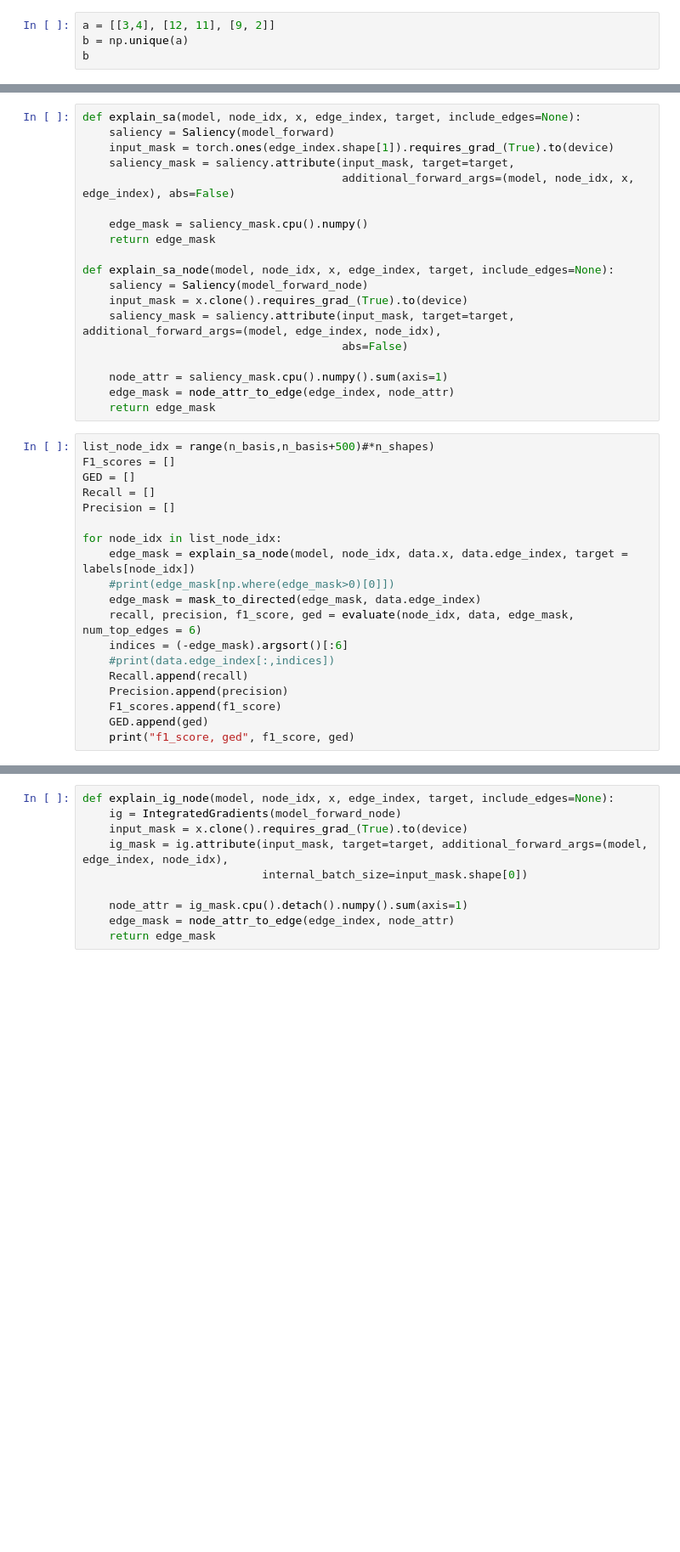
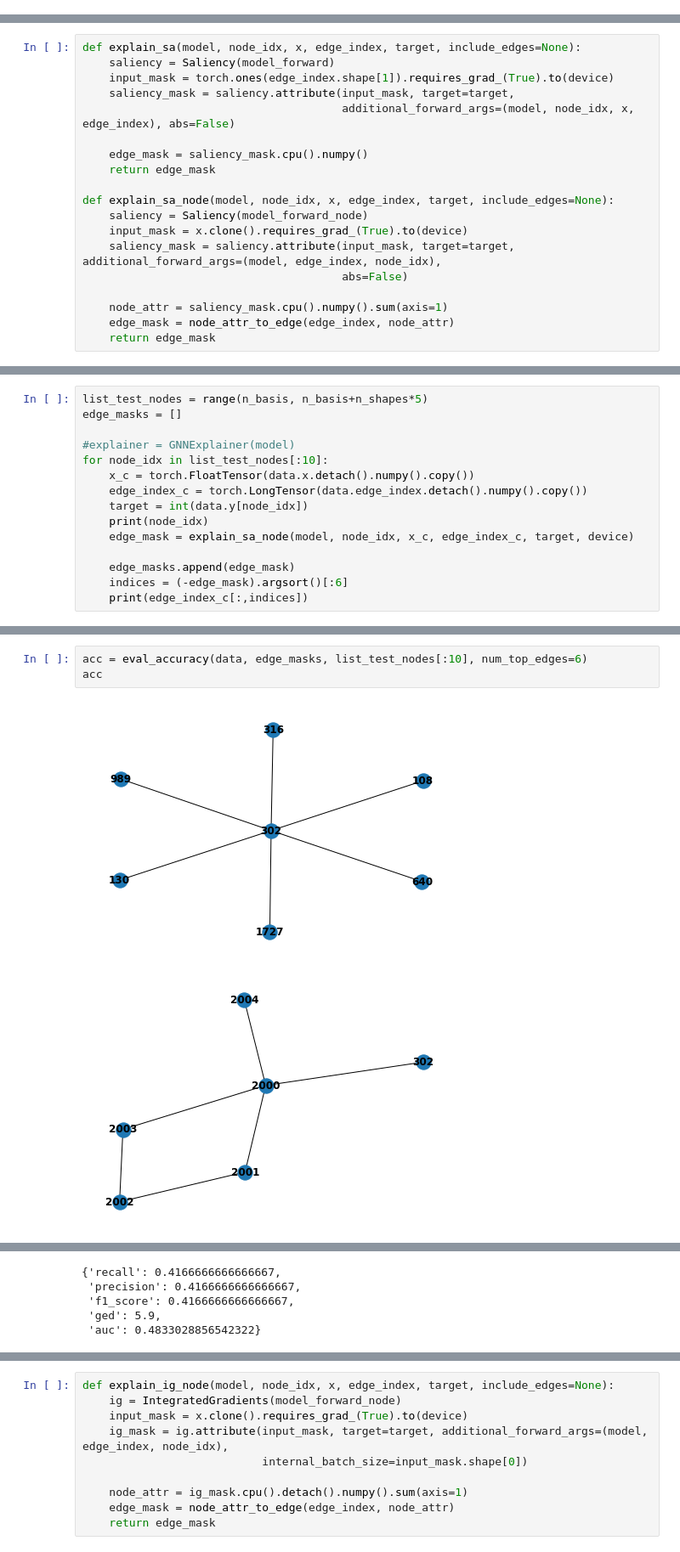
Before and after one commit to GraphFramEx/graphframex, a Jupyter notebook: exp1_ba_shapes/Exp1-ba_shapes.ipynb, the cells around one changed output, grey strips where cells are left out. Shown at 85% size. Saved outputs shown, nothing was run; the diff lists cells and outputs as text; blank space fills up the shorter version.

```diff
--- a/exp1_ba_shapes/Exp1-ba_shapes.ipynb
+++ b/exp1_ba_shapes/Exp1-ba_shapes.ipynb
@@ -360,4 +0,0 @@ tensor([0])
-# %%
-a = [[3,4], [12, 11], [9, 2]]
-b = np.unique(a)
-b
@@ -885,22 +1740,3 @@ def explain_sa_node(model, node_idx, x, edge_index, target, include_edges=None):
     node_attr = saliency_mask.cpu().numpy().sum(axis=1)
     edge_mask = node_attr_to_edge(edge_index, node_attr)
     return edge_mask
-# %%
-list_node_idx = range(n_basis,n_basis+500)#*n_shapes)
-F1_scores = []
-GED = []
-Recall = []
-Precision = []
-
-for node_idx in list_node_idx:
-    edge_mask = explain_sa_node(model, node_idx, data.x, data.edge_index, target = labels[node_idx])
-    #print(edge_mask[np.where(edge_mask>0)[0]])
-    edge_mask = mask_to_directed(edge_mask, data.edge_index)
-    recall, precision, f1_score, ged = evaluate(node_idx, data, edge_mask, num_top_edges = 6)
-    indices = (-edge_mask).argsort()[:6]
-    #print(data.edge_index[:,indices])
-    Recall.append(recall)
-    Precision.append(precision)
-    F1_scores.append(f1_score)
-    GED.append(ged)
-    print("f1_score, ged", f1_score, ged)
@@ -910,0 +1743,15 @@ ValueError: too many values to unpack (expected 4)
+# %%
+list_test_nodes = range(n_basis, n_basis+n_shapes*5)
+edge_masks = []
+
+#explainer = GNNExplainer(model)
+for node_idx in list_test_nodes[:10]:
+    x_c = torch.FloatTensor(data.x.detach().numpy().copy())
+    edge_index_c = torch.LongTensor(data.edge_index.detach().numpy().copy())
+    target = int(data.y[node_idx])
+    print(node_idx)
+    edge_mask = explain_sa_node(model, node_idx, x_c, edge_index_c, target, device)
+
+    edge_masks.append(edge_mask)
+    indices = (-edge_mask).argsort()[:6]
+    print(edge_index_c[:,indices])
@@ -910,0 +1776,6 @@ ValueError: too many values to unpack (expected 4)
+# %%
+acc = eval_accuracy(data, edge_masks, list_test_nodes[:10], num_top_edges=6)
+acc
+# %% [output]
+[figure, added]
+[figure, added]
@@ -910,0 +1790,5 @@ ValueError: too many values to unpack (expected 4)
+{'recall': 0.4166666666666667,
+ 'precision': 0.4166666666666667,
+ 'f1_score': 0.4166666666666667,
+ 'ged': 5.9,
+ 'auc': 0.4833028856542322}
```
Also changed, not shown: parts of 110 cells of this notebook, 6 other files.
